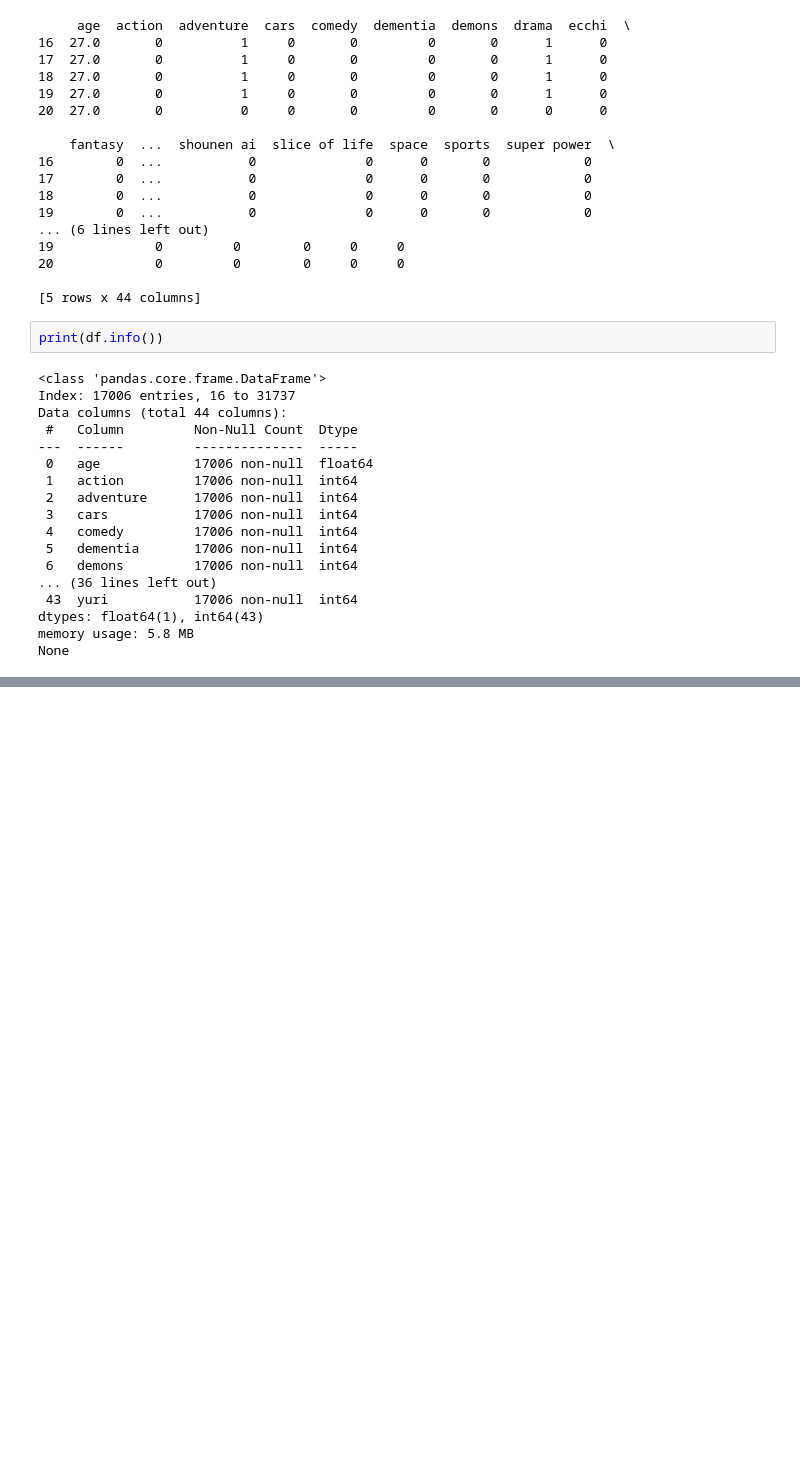
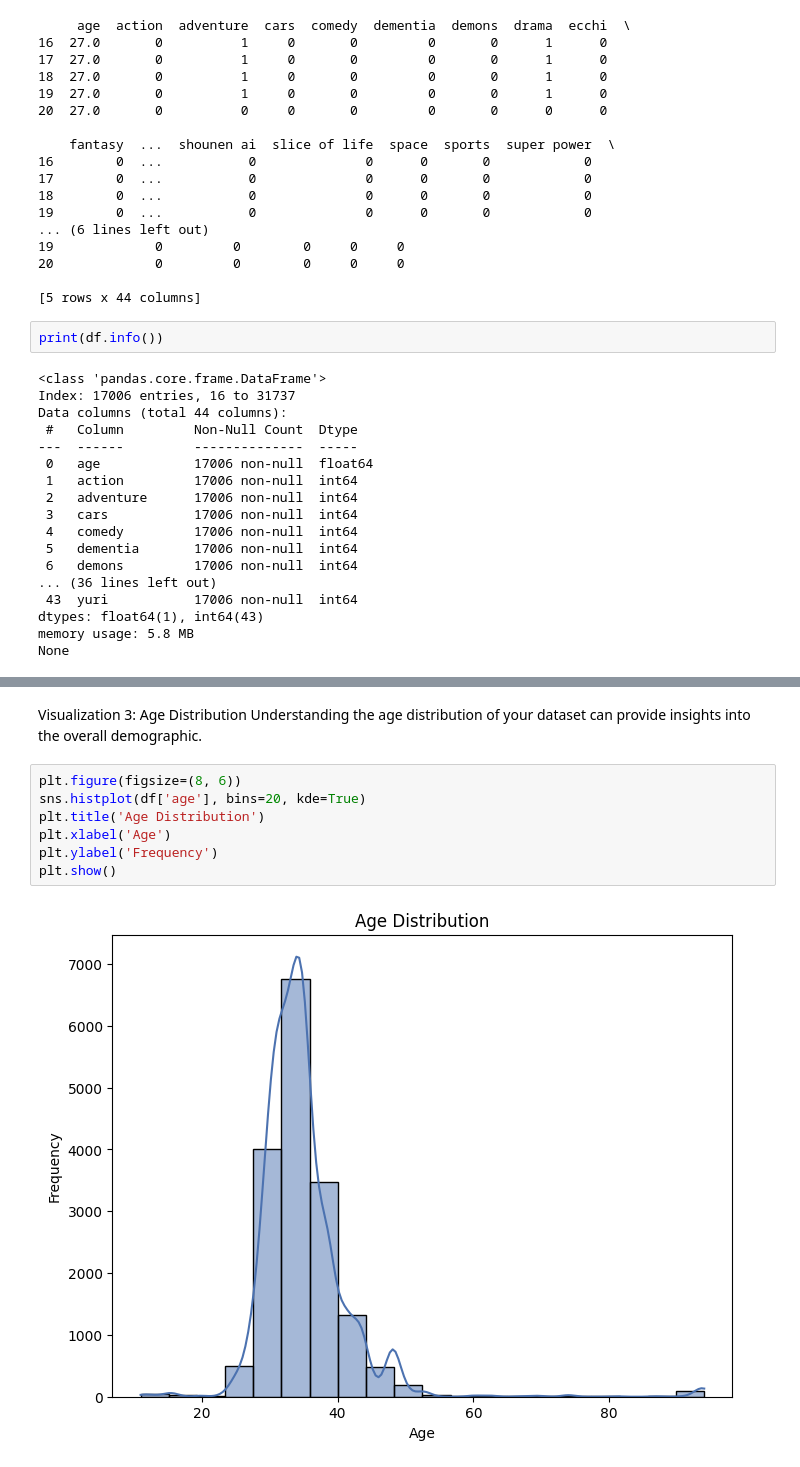
Before and after one commit to aryalkoshish/Anime-Recommendation-System, a Jupyter notebook: age-genre.ipynb, the cells around one changed output, grey strips where cells are left out. Cells and saved outputs as stored; diff of their text form; blank space fills up the shorter version.

```diff
--- a/age-genre.ipynb
+++ b/age-genre.ipynb
@@ -463,0 +504,12 @@ None
+# %% [markdown]
+Visualization 3: Age Distribution
+Understanding the age distribution of your dataset can provide insights into the overall demographic.
+# %%
+plt.figure(figsize=(8, 6))
+sns.histplot(df['age'], bins=20, kde=True)
+plt.title('Age Distribution')
+plt.xlabel('Age')
+plt.ylabel('Frequency')
+plt.show()
+# %% [output]
+[figure, added]
```
Also changed, not shown: parts of 14 cells of this notebook.
